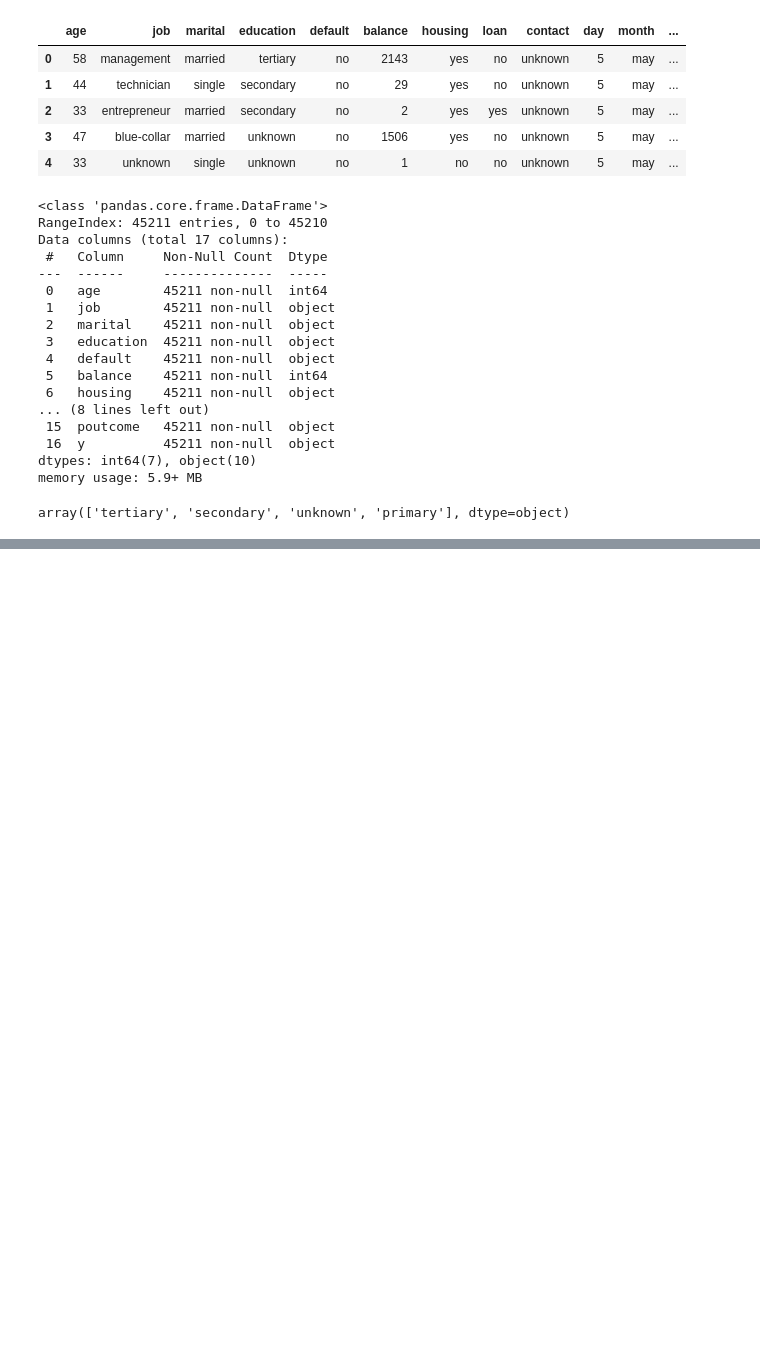
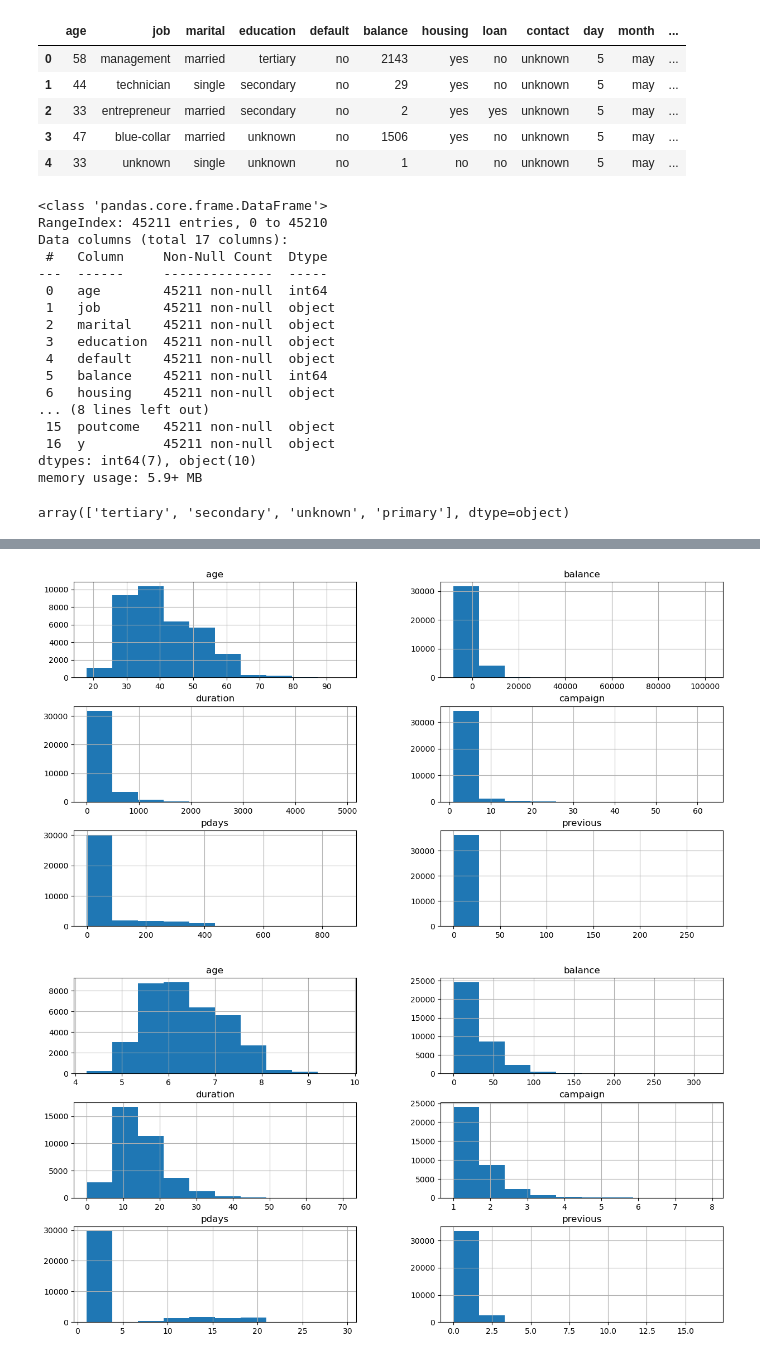
Before and after one commit to vrieraj/ONLINE_DS_THEBRIDGE_Ejercicios, a Jupyter notebook: 04_Machine_Learning/Sprint_11/Unidad_01/Practica_Obligatoria/18_Practica_Obligatoria_Arboles_de_Decisión_y_Ajuste_de_Hiperparametros.ipynb, the cells around one changed output, grey strips where cells are left out. Saved outputs shown, nothing was run; the diff lists cells and outputs as text; code cells hidden in the pictures; blank space fills up the shorter version.

```diff
--- a/04_Machine_Learning/Sprint_11/Unidad_01/Practica_Obligatoria/18_Practica_Obligatoria_Arboles_de_Decisión_y_Ajuste_de_Hiperparametros.ipynb
+++ b/04_Machine_Learning/Sprint_11/Unidad_01/Practica_Obligatoria/18_Practica_Obligatoria_Arboles_de_Decisión_y_Ajuste_de_Hiperparametros.ipynb
@@ -121,0 +138,8 @@ sns.pairplot(df.iloc[X_train.index], hue='y', corner=True)
+# %%
+# Realizamos un escalado estándar (media = 0, sd = 1) a train y test
+# Aparecen nulos en variables con valores negativos
+'''
+scale = StandardScaler()
+X_train[features_num] = pd.DataFrame(scale.fit_transform(X_train[features_num]), columns=X_train[features_num].columns)
+X_test[features_num] = pd.DataFrame(scale.transform(X_test[features_num]), columns=X_test[features_num].columns)
+'''
@@ -121,0 +164,9 @@ sns.pairplot(df.iloc[X_train.index], hue='y', corner=True)
+# %%
+# Comprobamos distribuciones de variables numéricas NO BINARIAS y consideramos la transformación
+
+(X_train[['age','balance','duration','campaign','pdays','previous']]).hist(figsize=(15,8));
+np.sqrt(X_train[['age','balance','duration','campaign','pdays','previous']].abs()).hist(figsize=(15,8));
+#np.log1p(X_train[['age','duration','campaign','pdays','previous']].abs()).hist(figsize=(15,8));
+# %% [output]
+[figure, added]
+[figure, added]
```
Also changed, not shown: parts of 15 cells of this notebook.
